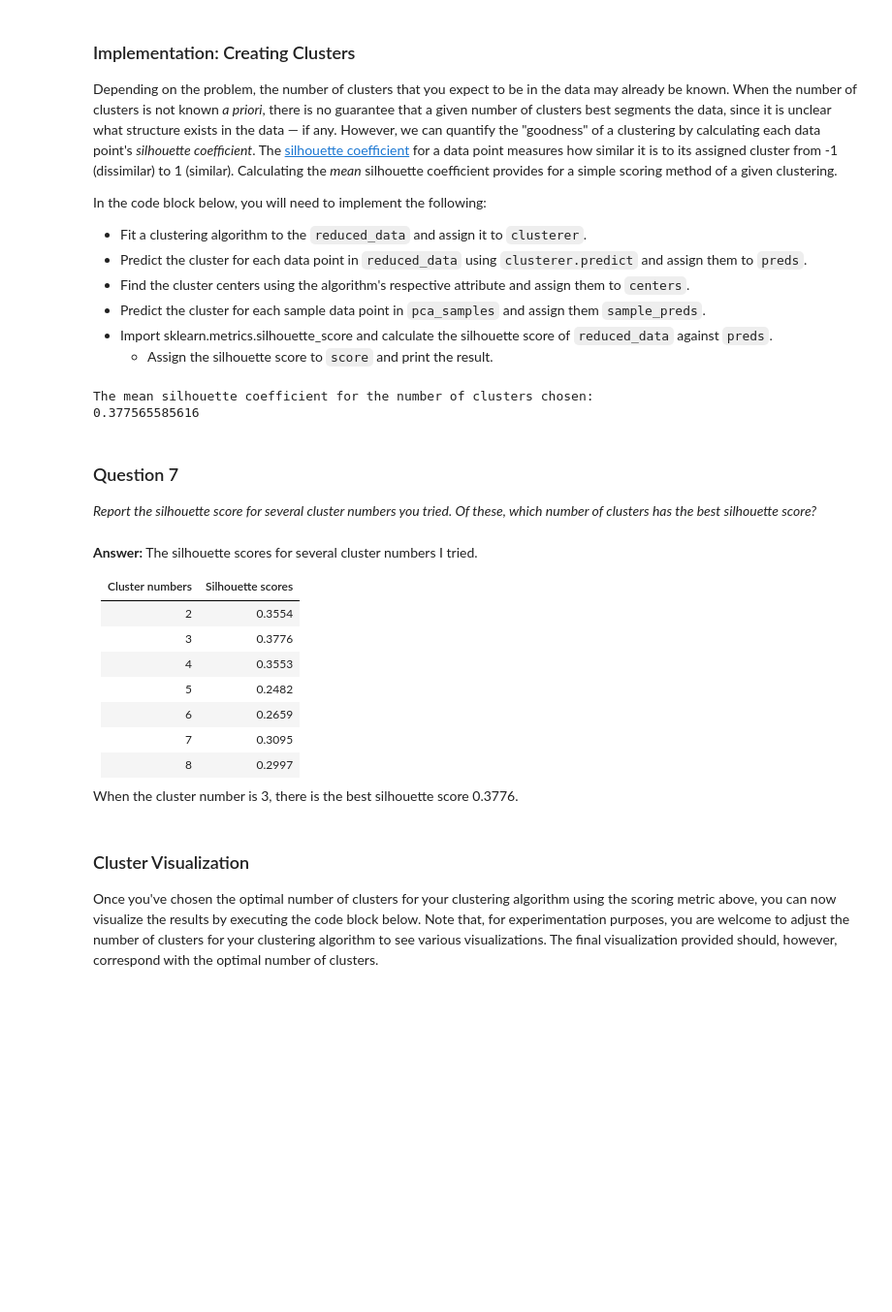
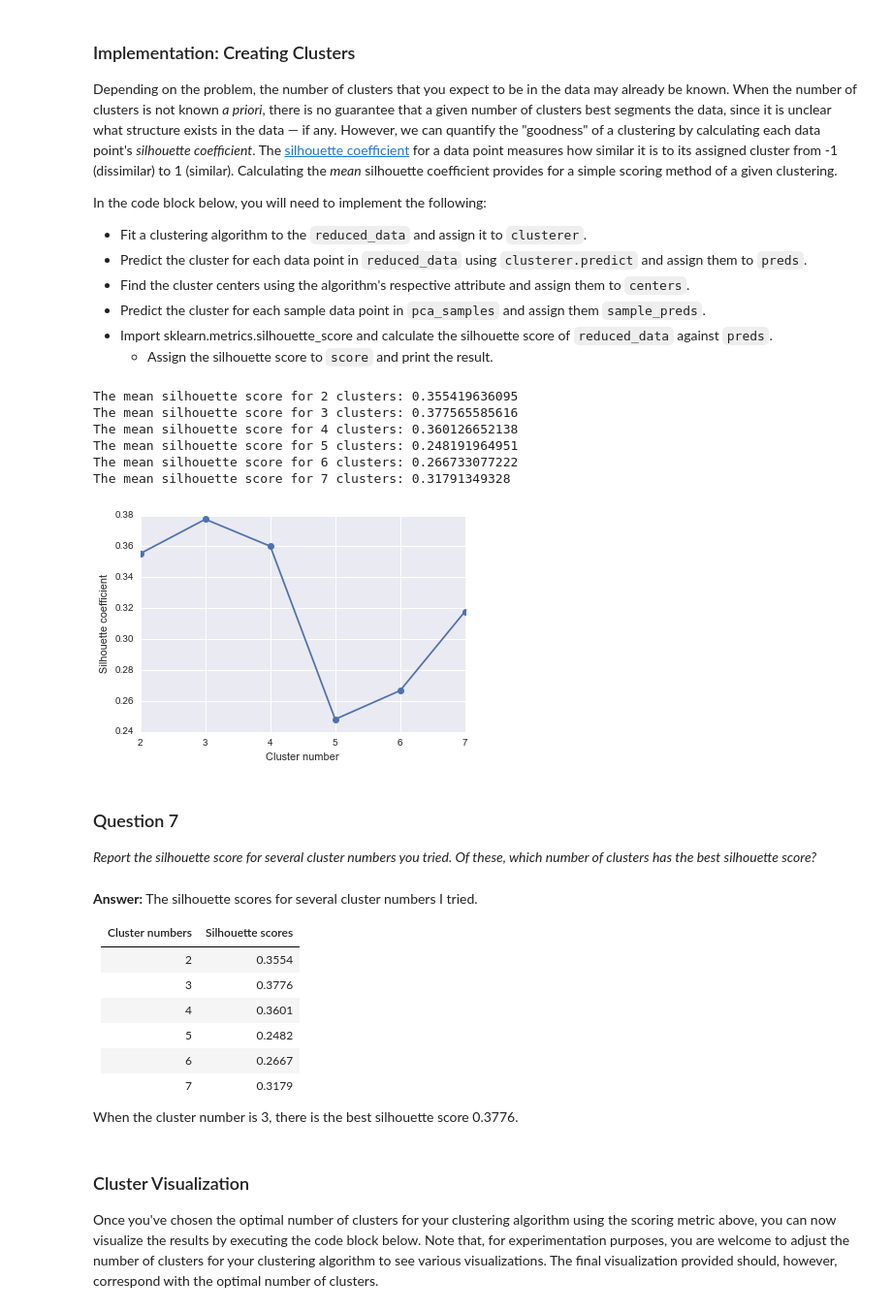
Before and after one commit to gwwang16/Machine-Learning, a Jupyter notebook: Projects/P3-Creating_Customer_Segments/customer_segments.ipynb, the cells around one changed output. Shown: that part at 97% size. Drawn from its saved outputs; the diff is of its cells as text; code cells hidden in the pictures; blank space fills up the shorter version.

```diff
--- a/Projects/P3-Creating_Customer_Segments/customer_segments.ipynb
+++ b/Projects/P3-Creating_Customer_Segments/customer_segments.ipynb
@@ -420,27 +438,39 @@ In the code block below, you will need to implement the following:
 # %%
 from sklearn import mixture
 from sklearn.metrics import silhouette_score
 
-# TODO: Apply your clustering algorithm of choice to the reduced data
-clusterer = mixture.GMM(n_components = 3, random_state=42)
-clusterer.fit(reduced_data)
+sil_scores = []
+for i in range(2,8):
+    # TODO: Apply your clustering algorithm of choice to the reduced data
+    clusterer = mixture.GMM(n_components = i, random_state=42)
+    clusterer.fit(reduced_data)
 
-# TODO: Predict the cluster for each data point
-preds = clusterer.predict(reduced_data)
+    # TODO: Predict the cluster for each data point
+    preds = clusterer.predict(reduced_data)
 
-# TODO: Find the cluster centers
-centers = clusterer.means_
+    # TODO: Find the cluster centers
+    centers = clusterer.means_
 
-# TODO: Predict the cluster for each transformed sample data point
-sample_preds = clusterer.predict(pca_samples)
+    # TODO: Predict the cluster for each transformed sample data point
+    sample_preds = clusterer.predict(pca_samples)
 
-# TODO: Calculate the mean silhouette coefficient for the number of clusters chosen
-score = silhouette_score(reduced_data, preds)
+    # TODO: Calculate the mean silhouette coefficient for the number of clusters chosen
+    score = silhouette_score(reduced_data, preds)
+    sil_scores.append(score)
+    print 'The mean silhouette score for', i, 'clusters:', score
 
-print "The mean silhouette coefficient for the number of clusters chosen: \n", score
+# Plot the scores with different component number
+plt.plot(np.arange(2,8), sil_scores, '-o')
+plt.xlabel("Cluster number")
+plt.ylabel("Silhouette coefficient");
 # %% [output]
-The mean silhouette coefficient for the number of clusters chosen:
-0.377565585616
+The mean silhouette score for 2 clusters: 0.355419636095
+The mean silhouette score for 3 clusters: 0.377565585616
+The mean silhouette score for 4 clusters: 0.360126652138
+The mean silhouette score for 5 clusters: 0.248191964951
+The mean silhouette score for 6 clusters: 0.266733077222
+The mean silhouette score for 7 clusters: 0.31791349328
+[figure, added]
 # %% [markdown]
 ### Question 7
 *Report the silhouette score for several cluster numbers you tried. Of these, which number of clusters has the best silhouette score?*
@@ -452,11 +482,10 @@ The silhouette scores for several cluster numbers I tried.
 | :-------------: |:----------------:|
 |       2         |      0.3554      |
 |       3         |      0.3776      |
-|       4         |      0.3553      |
+|       4         |      0.3601      |
 |       5         |      0.2482      |
-|       6         |      0.2659      |
-|       7         |      0.3095      |
-|       8         |      0.2997      |
+|       6         |      0.2667      |
+|       7         |      0.3179      |
 
 When the cluster number is 3, there is the best silhouette score 0.3776.
 # %% [markdown]
```
Also changed, not shown: parts of 15 cells of this notebook, 1 other file.
